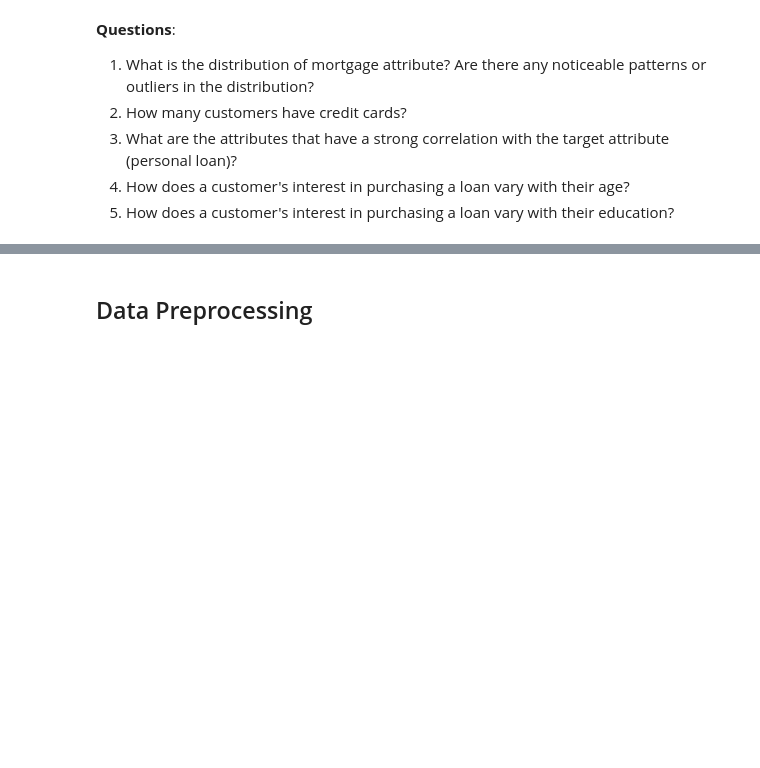
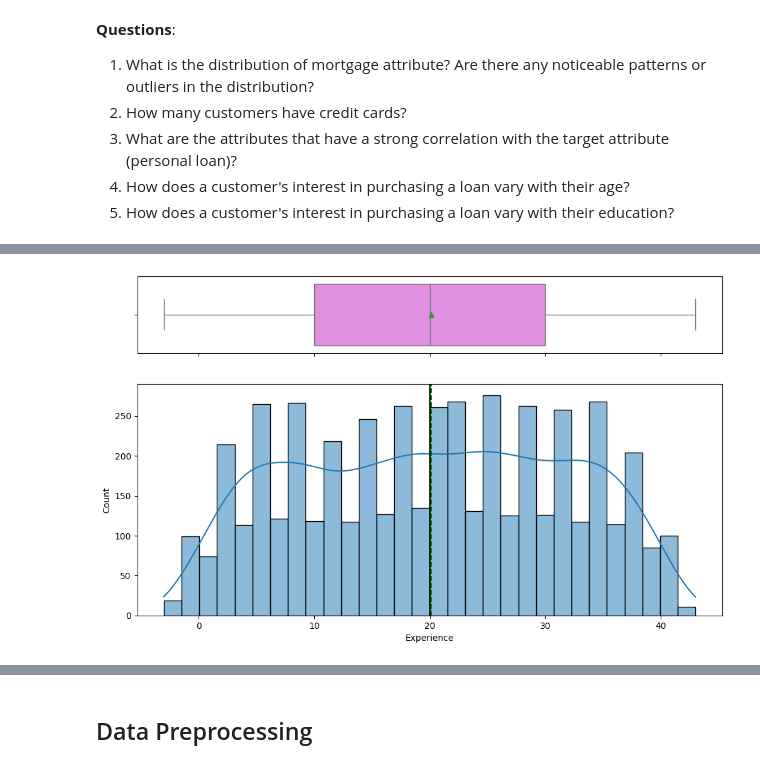
Before and after one commit to arbeeorlar/data_science, a Jupyter notebook: AIML_ML_Project_full_code_notebook.ipynb, the cells around one changed output, grey strips where cells are left out. Cells and saved outputs as stored; diff of their text form; code cells hidden in the pictures; blank space fills up the shorter version.

```diff
--- a/AIML_ML_Project_full_code_notebook.ipynb
+++ b/AIML_ML_Project_full_code_notebook.ipynb
@@ -213,0 +288,4 @@ data.describe().T
+# %%
+histogram_boxplot(data, "Experience", kde=True, bins=30)
+# %% [output]
+[figure, added]
```
Also changed, not shown: parts of 107 cells of this notebook.
